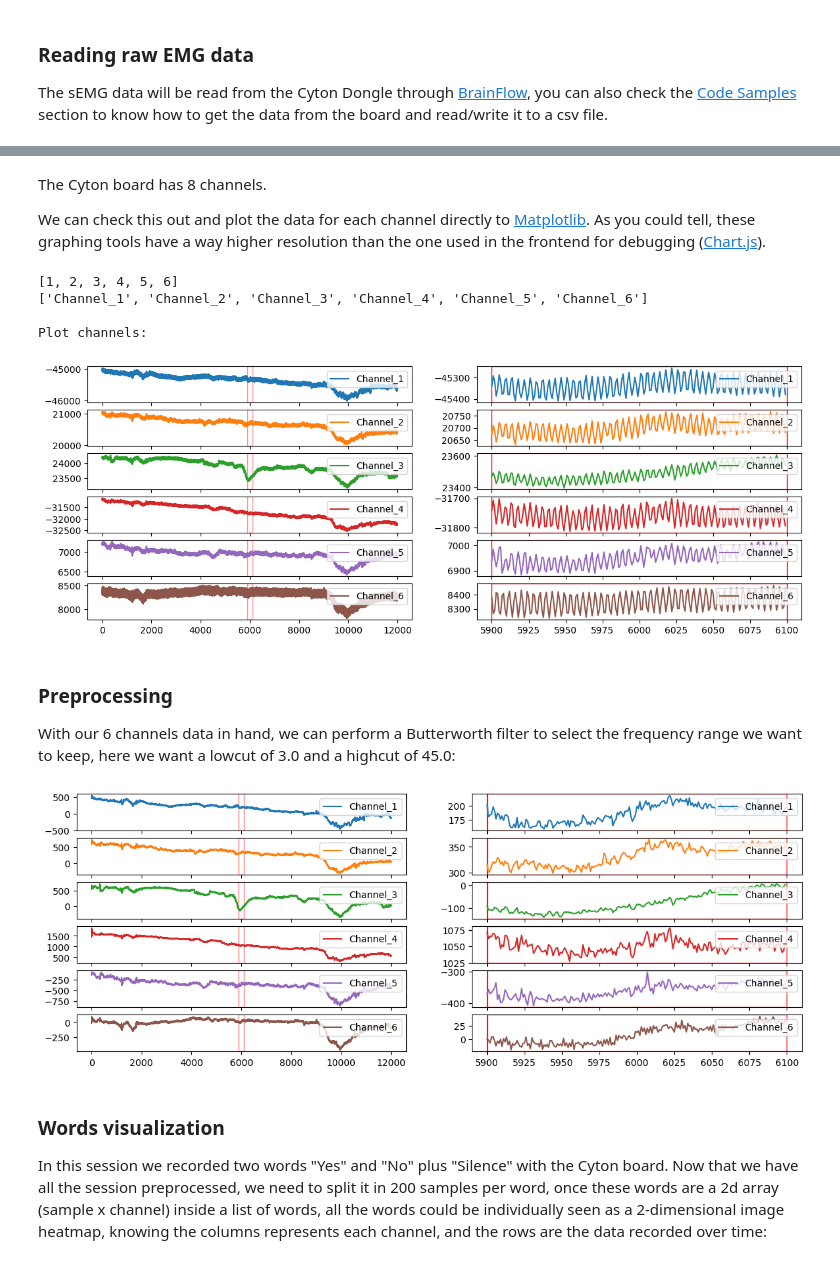
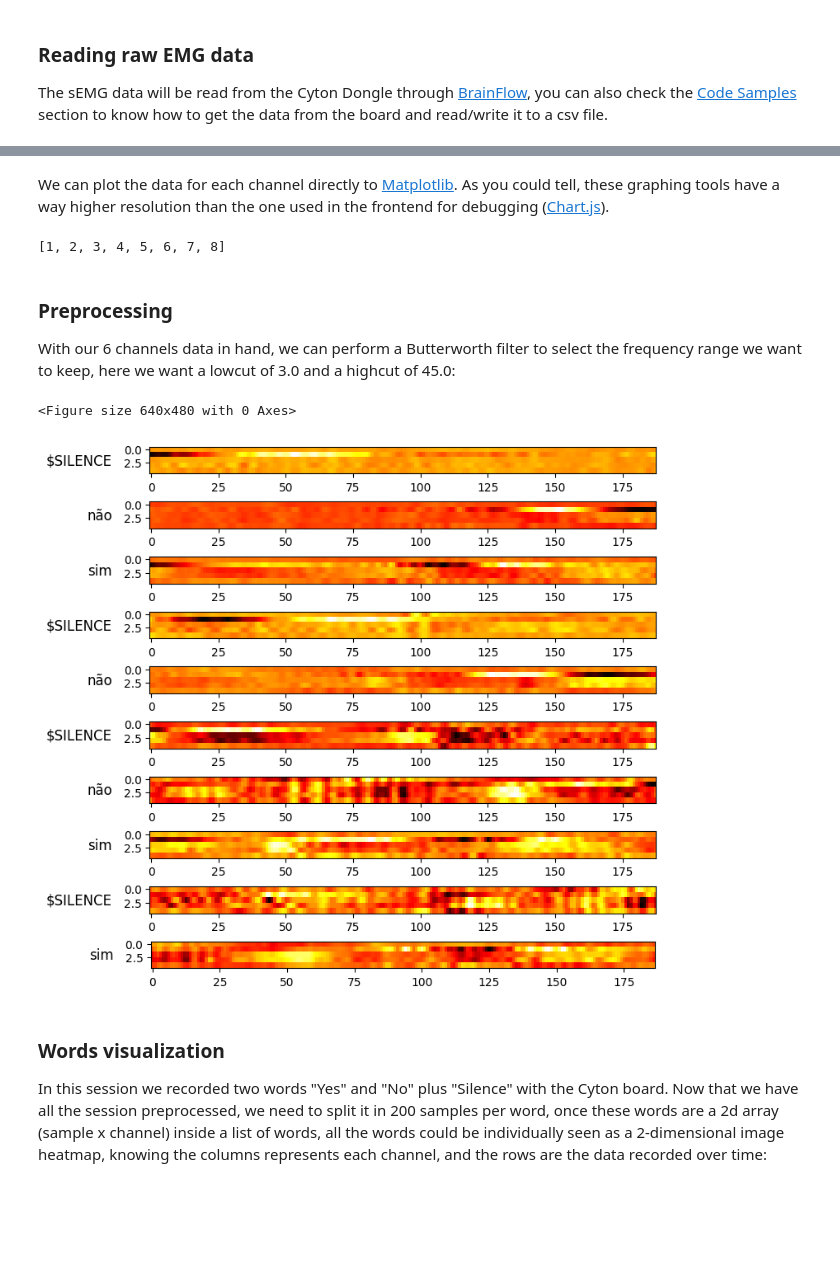
Before and after one commit to MateusAquino/subvocalization-emg, a Jupyter notebook: Proof of Concept/Subvocalization.ipynb, the cells around one changed output, grey strips where cells are left out. Drawn from its saved outputs; the diff is of its cells as text; code cells hidden in the pictures; blank space fills up the shorter version.

Commit message:
fix: major recording/classifying issues & EMG charts

```diff
--- a/Proof of Concept/Subvocalization.ipynb
+++ b/Proof of Concept/Subvocalization.ipynb
@@ -38,8 +55,8 @@ To enable the following instructions: AVX2 FMA, in other operations, rebuild Ten
 
 The sEMG data will be read from the Cyton Dongle through [BrainFlow](https://brainflow.readthedocs.io/en/stable/SupportedBoards.html#cyton), you can also check the [Code Samples](https://brainflow.readthedocs.io/en/stable/Examples.html) section to know how to get the data from the board and read/write it to a csv file.
 # %%
-restored_data = pd.read_csv("../dist/saves/ynb_1S.csv")
+csv = pd.read_csv("dist/saves/FMatYN5C.csv")
 
-restored_data
+csv
 # %% [output]
 |  | WORD | Channel_1 | Channel_2 | Channel_3 | Channel_4 | Channel_5 | Channel_6 | Channel_7 | Channel_8 |
@@ -58,34 +75,26 @@ restored_data
 # %% [markdown]
-The Cyton board has 8 channels.
-
-We can check this out and plot the data for each channel directly to [Matplotlib](https://matplotlib.org/). As you could tell, these graphing tools have a way higher resolution than the one used in the frontend for debugging ([Chart.js](https://www.chartjs.org/)).
+We can plot the data for each channel directly to [Matplotlib](https://matplotlib.org/). As you could tell, these graphing tools have a way higher resolution than the one used in the frontend for debugging ([Chart.js](https://www.chartjs.org/)).
 # %%
+restored_data = csv.copy()
 board_id = BoardIds.CYTON_BOARD.value
-eeg_channels = [1, 2, 3, 4, 5, 6]
-df_channels = list(map(lambda x: "Channel_%s" % (x), eeg_channels))
-print(eeg_channels)
-print(df_channels)
-print("\nPlot channels:")
 
-f, axarr = plt.subplots(6, 2, figsize=(14,5))
+# f, axarr = plt.subplots(6, 2, figsize=(14,5))
 
-axs = restored_data[df_channels][:12000].plot(subplots=True, ax=axarr[:,0])
-for i,ax in enumerate(axs):
-    axs[i].legend(loc="upper right")
-    axs[i].axvspan(5900, 6100, alpha=0.5, ec='red', fill=False)
+# axs = restored_data[df_channels][:12000].plot(subplots=True, ax=axarr[:,0])
+# for i,ax in enumerate(axs):
+    # axs[i].legend(loc="upper right")
+    # axs[i].axvspan(5900, 6100, alpha=0.5, ec='red', fill=False)
 
-axs = restored_data[df_channels][5900:6100].plot(subplots=True, ax=axarr[:,1])
-for i,ax in enumerate(axs):
-    axs[i].legend(loc="upper right")
-    axs[i].axvspan(5900, 6100, alpha=1, ec='red', fill=False)
+# axs = restored_data[df_channels][5900:6100].plot(subplots=True, ax=axarr[:,1])
+# for i,ax in enumerate(axs):
+    # axs[i].legend(loc="upper right")
+    # axs[i].axvspan(5900, 6100, alpha=1, ec='red', fill=False)
 
-plt.show()
+# plt.show()
+
+BoardShim.get_ecg_channels(board_id)
 # %% [output]
-[1, 2, 3, 4, 5, 6]
-['Channel_1', 'Channel_2', 'Channel_3', 'Channel_4', 'Channel_5', 'Channel_6']
-
-Plot channels:
+[1, 2, 3, 4, 5, 6, 7, 8]
-[figure, removed]
 # %% [markdown]
 ### Preprocessing
 
@@ -93,29 +166,22 @@ With our 6 channels data in hand, we can perform a Butterworth filter to select
 # %%
-sampling_rate = BoardShim.get_sampling_rate(board_id)
-exg_channels = BoardShim.get_exg_channels(board_id)
+from brainflow.data_filter import DataFilter, AggOperations, WaveletTypes, NoiseEstimationLevelTypes, \
+    WaveletExtensionTypes, ThresholdTypes, WaveletDenoisingTypes
 
+restored_data = csv.copy()
 for count, channel in enumerate(df_channels):
     if count >= 8:
         continue
     channel_data = restored_data[channel].to_numpy()
     DataFilter.detrend(channel_data, DetrendOperations.CONSTANT.value)
     DataFilter.remove_environmental_noise(channel_data, sampling_rate, NoiseTypes.SIXTY.value);
+    DataFilter.perform_bandpass(channel_data, sampling_rate, 2, 57, 4, FilterTypes.BUTTERWORTH.value, 1.0)
+    DataFilter.perform_rolling_filter(channel_data, 3, AggOperations.MEAN.value)
+    DataFilter.perform_wavelet_denoising(channel_data, WaveletTypes.BIOR3_9, 3, WaveletDenoisingTypes.SURESHRINK, ThresholdTypes.HARD, WaveletExtensionTypes.SYMMETRIC, NoiseEstimationLevelTypes.FIRST_LEVEL)
 
-f, axarr = plt.subplots(6, 2, figsize=(14,5))
-
-axs = restored_data[df_channels][:12000].plot(subplots=True, ax=axarr[:,0])
-for i,ax in enumerate(axs):
-    axs[i].legend(loc="upper right")
-    axs[i].axvspan(5900, 6100, alpha=0.5, ec='red', fill=False)
-
-axs = restored_data[df_channels][5900:6100].plot(subplots=True, ax=axarr[:,1])
-for i,ax in enumerate(axs):
-    axs[i].legend(loc="upper right")
-    axs[i].axvspan(5900, 6100, alpha=1, ec='red', fill=False)
-
-plt.show()
+plot(restored_data, 3)
 # %% [output]
+<Figure size 640x480 with 0 Axes>
-[figure, old version]
+[figure, new version]
 # %% [markdown]
 ### Words visualization
 
```
Also changed, not shown: parts of 7 cells of this notebook, 9 other files.
